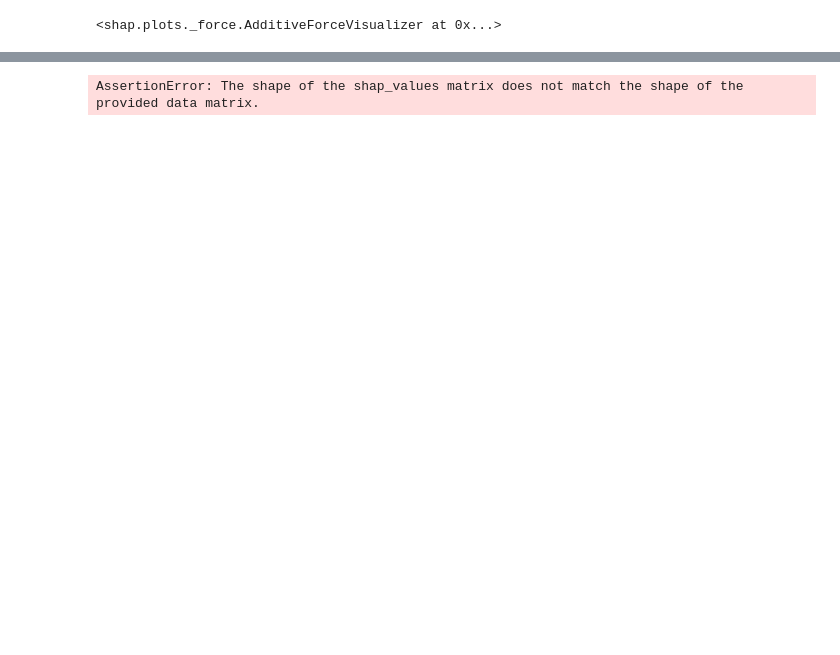
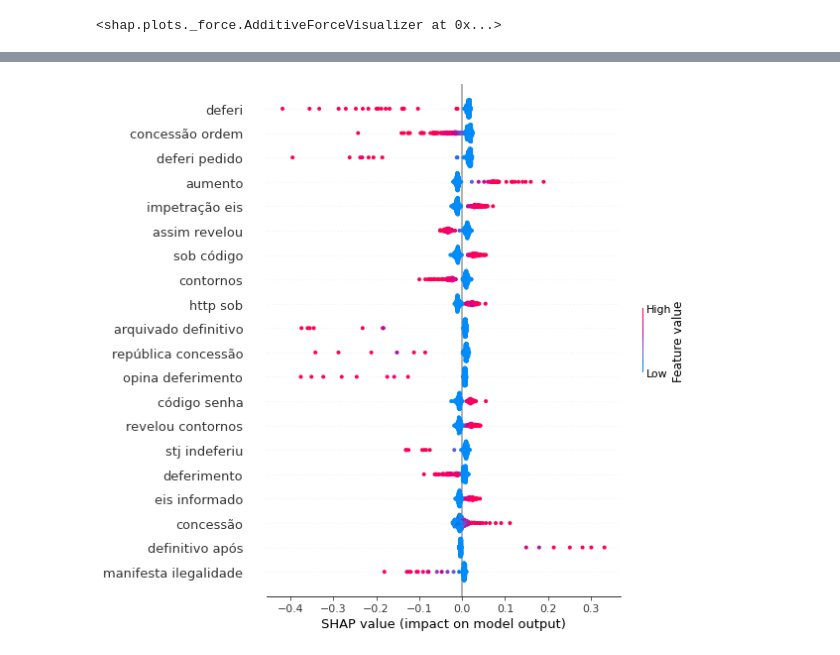
Before and after one commit to thiagordp/aml_final_project, a Jupyter notebook: shap_explain.ipynb, the cells around one changed output, grey strips where cells are left out. Cells and saved outputs as stored; diff of their text form; code cells hidden in the pictures; blank space fills up the shorter version.

Commit message:
Beeswarm SHAP plot working

```diff
--- a/shap_explain.ipynb
+++ b/shap_explain.ipynb
@@ -148,7 +142,8 @@ shap.plots._waterfall.waterfall_legacy(explainer.expected_value[0], shap_vals[0]
 # %%
 explainer = shap.Explainer(model.predict_proba, x_train)
 shap_vals = explainer(x_test)
-# shap.plots.beeswarm(shap_vals.values[0])
-shap.summary_plot(shap_vals.values[0], x_test, feature_names=features)
+#shap.plots.beeswarm(shap_vals)
+shap.summary_plot(np.take(shap_vals.values, 0, axis=-1), x_test, feature_names=np.array(features), show=False)
+plt.savefig("explainability/results/shap_test.png")
 # %% [output]
-AssertionError: The shape of the shap_values matrix does not match the shape of the provided data matrix.
+[figure, added]
```
Also changed, not shown: parts of 3 cells of this notebook, 5 other files.
